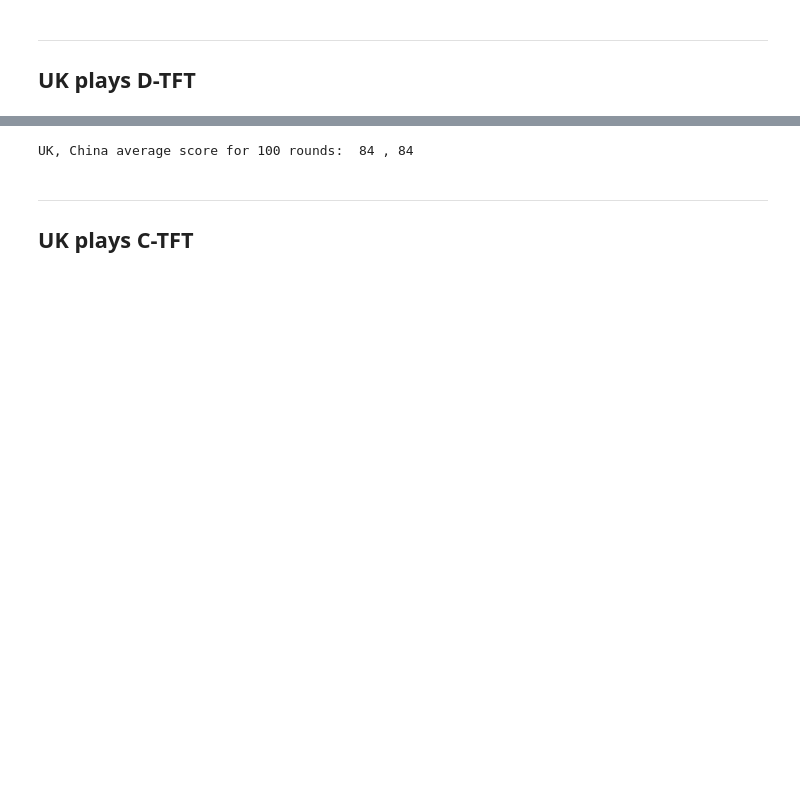
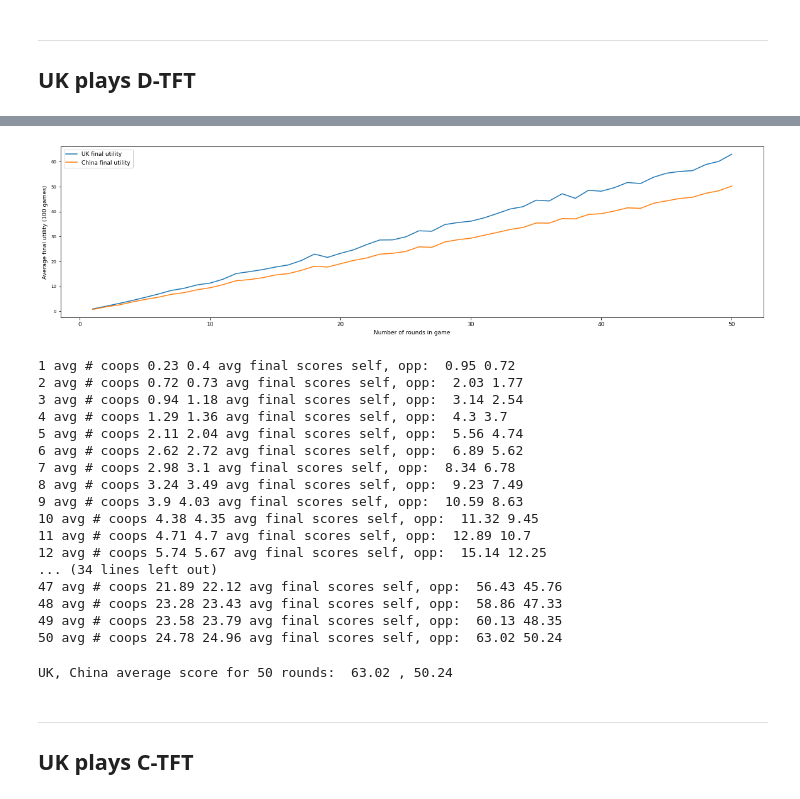
Before and after one commit to joyjixu/game_theory, a Jupyter notebook: game_theory_assignment_1.ipynb, the cells around one changed output, grey strips where cells are left out. Cells and saved outputs as stored; diff of their text form; code cells hidden in the pictures; blank space fills up the shorter version.

```diff
--- a/game_theory_assignment_1.ipynb
+++ b/game_theory_assignment_1.ipynb
@@ -502,9 +406,38 @@ for i in range(0,100):
+# %%
+# uk plays defect then tft, china plays with msne prob then tit for tat
+
+players = [uk_def_tft, china_msne_tft()]
+
+avg_self_coops, avg_opp_coops, avg_self_final_scores, avg_opponent_final_scores = iterate(50, players)
+
+
+# plot figure
+stats(50, avg_self_coops, avg_opp_coops, avg_self_final_scores, avg_opponent_final_scores)
+# %% [output]
+[figure, added]
+1 avg # coops 0.23 0.4 avg final scores self, opp:  0.95 0.72
+2 avg # coops 0.72 0.73 avg final scores self, opp:  2.03 1.77
+3 avg # coops 0.94 1.18 avg final scores self, opp:  3.14 2.54
+4 avg # coops 1.29 1.36 avg final scores self, opp:  4.3 3.7
+5 avg # coops 2.11 2.04 avg final scores self, opp:  5.56 4.74
+6 avg # coops 2.62 2.72 avg final scores self, opp:  6.89 5.62
+7 avg # coops 2.98 3.1 avg final scores self, opp:  8.34 6.78
+8 avg # coops 3.24 3.49 avg final scores self, opp:  9.23 7.49
+9 avg # coops 3.9 4.03 avg final scores self, opp:  10.59 8.63
+10 avg # coops 4.38 4.35 avg final scores self, opp:  11.32 9.45
+11 avg # coops 4.71 4.7 avg final scores self, opp:  12.89 10.7
+12 avg # coops 5.74 5.67 avg final scores self, opp:  15.14 12.25
+... (34 lines left out)
+47 avg # coops 21.89 22.12 avg final scores self, opp:  56.43 45.76
+48 avg # coops 23.28 23.43 avg final scores self, opp:  58.86 47.33
+49 avg # coops 23.58 23.79 avg final scores self, opp:  60.13 48.35
+50 avg # coops 24.78 24.96 avg final scores self, opp:  63.02 50.24
 # %%
 def_tft_scores = avg_self_final_scores
 # %%
-print("UK, China average score for 100 rounds: ", avg_self_final_scores[-1], ",", avg_opponent_final_scores[-1])
+print("UK, China average score for 50 rounds: ", avg_self_final_scores[-1], ",", avg_opponent_final_scores[-1])
 # %% [output]
-UK, China average score for 100 rounds:  84 , 84
+UK, China average score for 50 rounds:  63.02 , 50.24
 # %% [markdown]
 ---
 ## UK plays C-TFT
```
Also changed, not shown: parts of 23 cells of this notebook.
